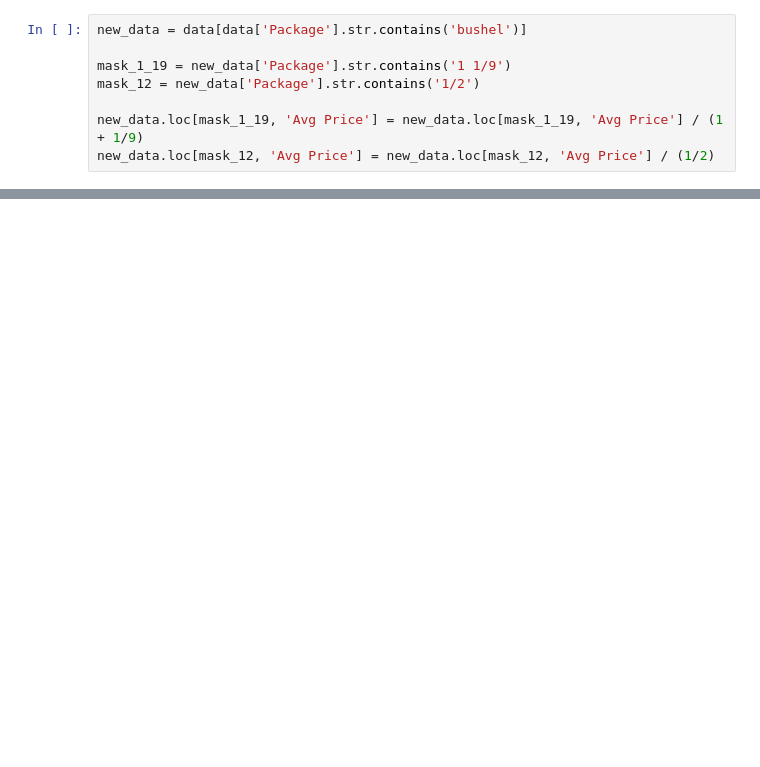
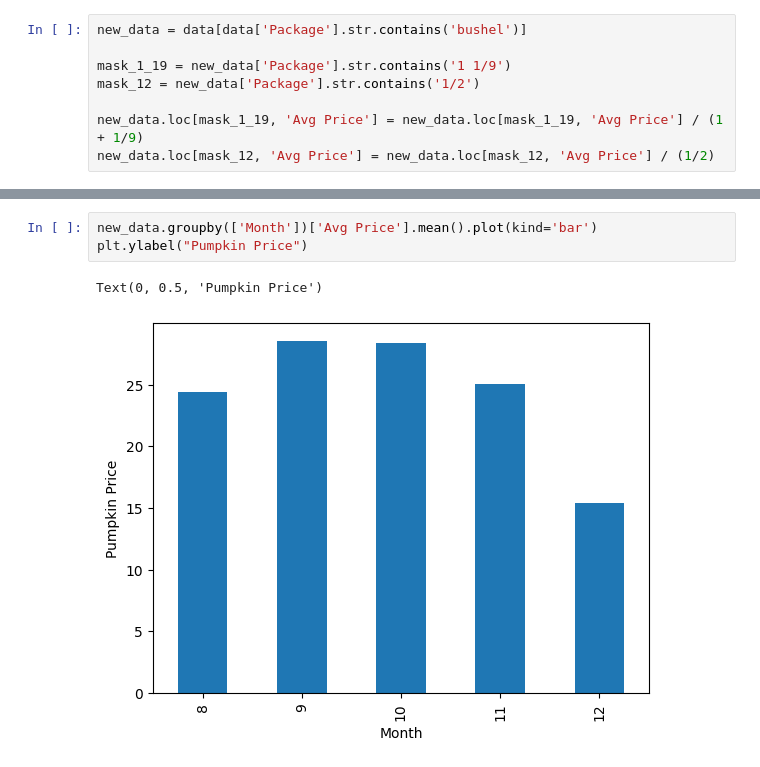
Before and after one commit to izzaalfiansyah/ml-beginners, a Jupyter notebook: 1-regression/2-data/learn.ipynb, the cells around one changed output, grey strips where cells are left out. Drawn from its saved outputs; the diff is of its cells as text; blank space fills up the shorter version.

```diff
--- a/1-regression/2-data/learn.ipynb
+++ b/1-regression/2-data/learn.ipynb
@@ -104,0 +106,6 @@ plt.show()
+# %%
+new_data.groupby(['Month'])['Avg Price'].mean().plot(kind='bar')
+plt.ylabel("Pumpkin Price")
+# %% [output]
+Text(0, 0.5, 'Pumpkin Price')
+[figure, added]
```
Also changed, not shown: parts of 6 cells of this notebook, 1 other file.
